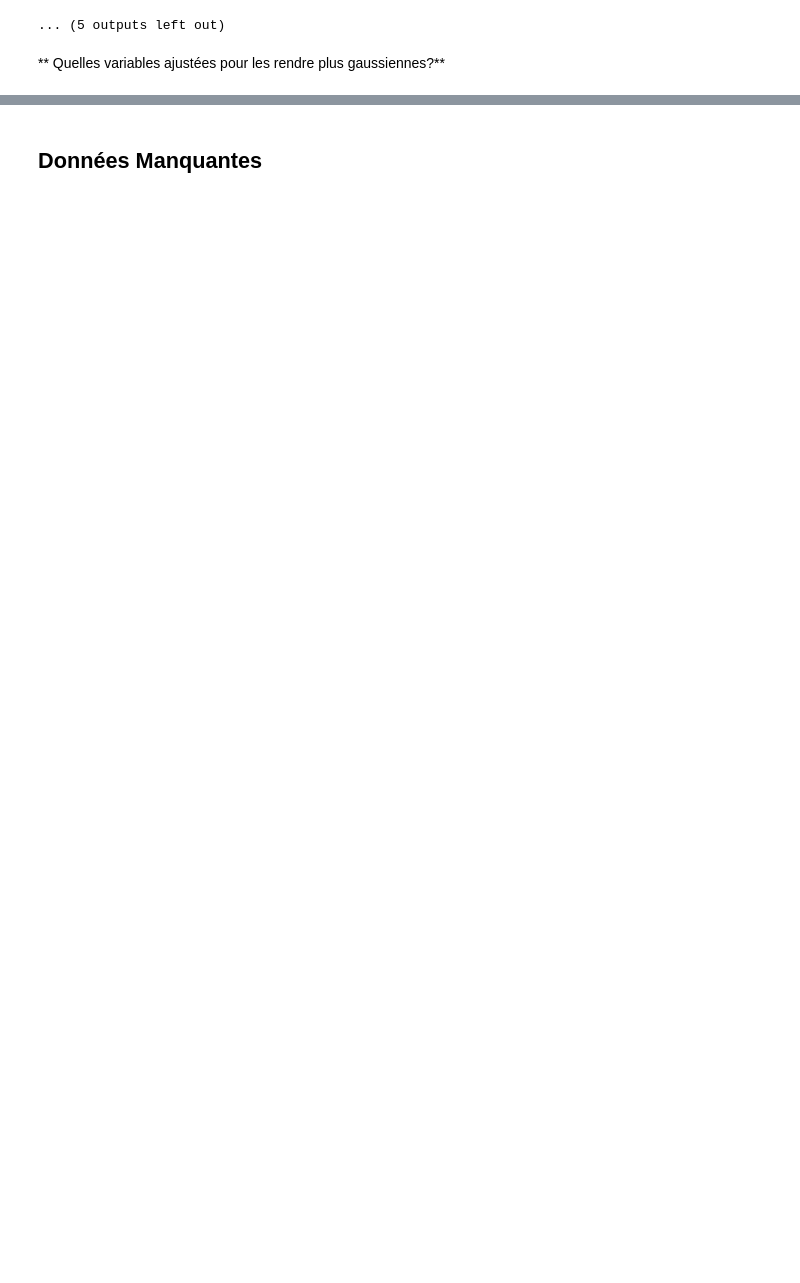
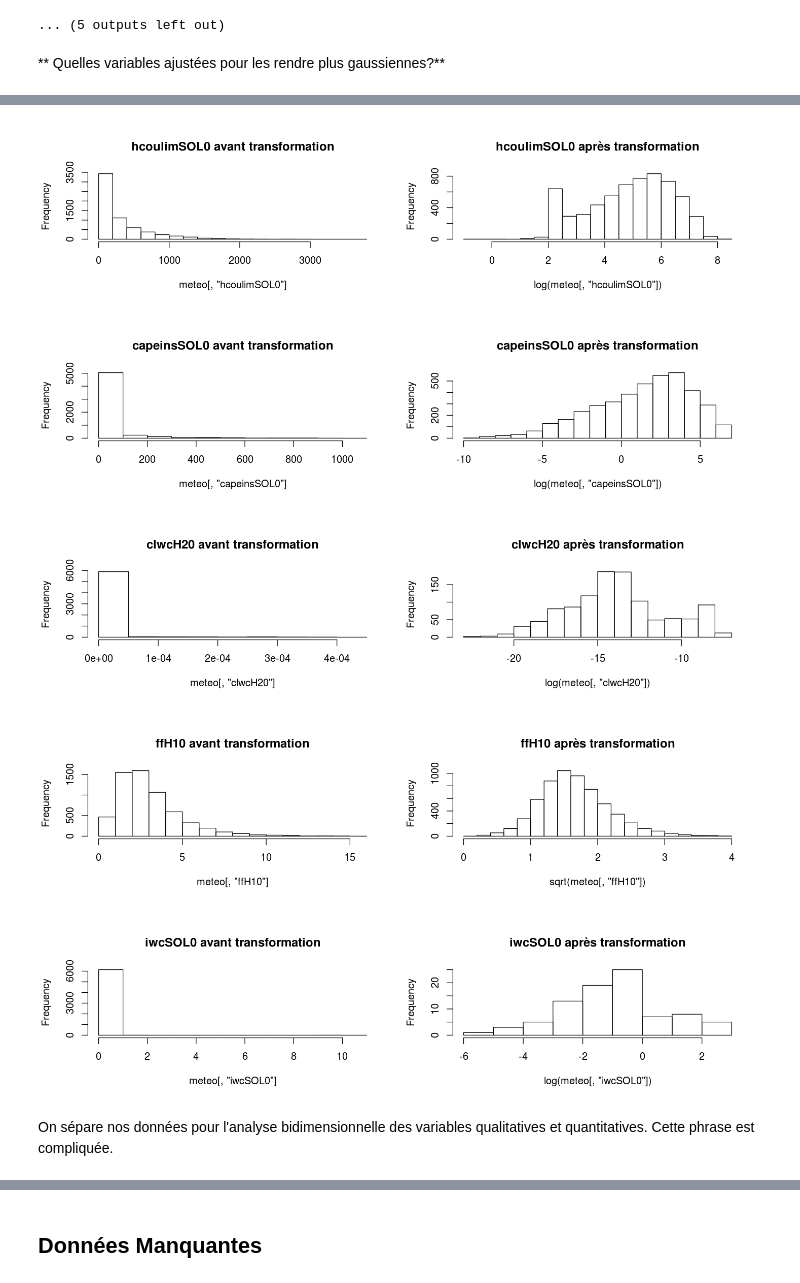
Before and after one commit to CangelosiQ/Defi, a Jupyter notebook: Data_Analysis_R.ipynb, the cells around one changed output, grey strips where cells are left out. Drawn from its saved outputs; the diff is of its cells as text; code cells hidden in the pictures; blank space fills up the shorter version.

Commit message:
analyse descriptive bidimensionnelle

```diff
--- a/Data_Analysis_R.ipynb
+++ b/Data_Analysis_R.ipynb
@@ -154,3 +161,24 @@ hist(log(meteo[,'iwcSOL0']))
+# %%
+par(mfrow=c(1,2))
+hist(meteo[,'hcoulimSOL0'],main="hcoulimSOL0 avant transformation")
+hist(log(meteo[,'hcoulimSOL0']),main="hcoulimSOL0 après transformation")
+hist(meteo[,'capeinsSOL0'],main="capeinsSOL0 avant transformation")
+hist(log(meteo[,'capeinsSOL0']),main="capeinsSOL0 après transformation")
+hist(meteo[,'clwcH20'],main="clwcH20 avant transformation")
+hist(log(meteo[,'clwcH20']),main="clwcH20 après transformation")
+hist(meteo[,'ffH10'],main="ffH10 avant transformation")
+hist(sqrt(meteo[,'ffH10']),main="ffH10 après transformation")
+hist(meteo[,'iwcSOL0'],main="iwcSOL0 avant transformation")
+hist(log(meteo[,'iwcSOL0']),main="iwcSOL0 après transformation")
+#hist(sqrt(meteo[,'tH2_VGrad_2.100']))
+# %% [output]
+[figure, added]
+[figure, added]
+[figure, added]
+[figure, added]
+[figure, added]
 # %%
 # if needed to rescale
 #meteo=scale(meteo[,c(3:29)])
+# %% [markdown]
+On sépare nos données pour l'analyse bidimensionnelle des variables qualitatives et quantitatives. Cette phrase est compliquée.
```
Also changed, not shown: parts of 23 cells of this notebook.
